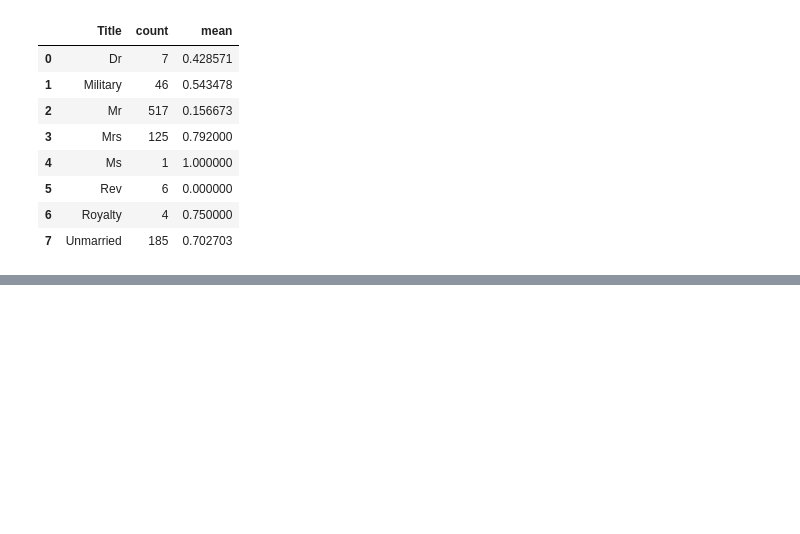
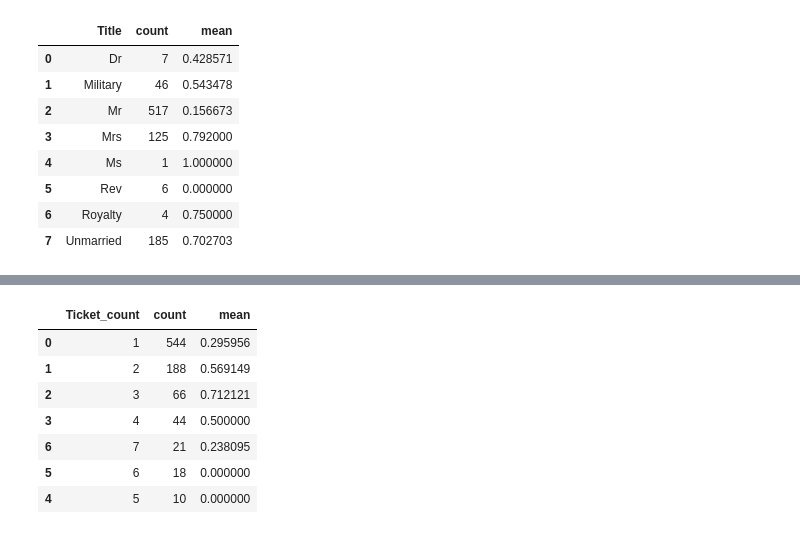
Before and after one commit to mitheko/titanic-dataset-project, a Jupyter notebook: test_environment.ipynb, the cells around one changed output, grey strips where cells are left out. Cells and saved outputs as stored; diff of their text form; code cells hidden in the pictures; blank space fills up the shorter version.

```diff
--- a/test_environment.ipynb
+++ b/test_environment.ipynb
@@ -413,0 +501,15 @@ train_df['Name_length']=train_df['Name'].apply(lambda x : len(x))
+# %%
+#This process is used to count the number of occurrences of each unique ticket number in the 'Ticket_number' column of the train_df DataFrame. The groupby function groups the data by 'Ticket_number', and then the transform('count') function counts how many times each ticket number appears in the dataset. This can be useful for feature engineering, as it may indicate whether passengers with the same ticket number (possibly traveling together) had different survival rates, which could be a significant factor in predicting survival on the Titanic.
+train_df['Ticket_count']=train_df.groupby('Ticket_number')['Ticket_number'].transform('count')
+test_df['Ticket_count']=test_df.groupby('Ticket_number')['Ticket_number'].transform('count')
+# %%
+train_df.groupby(['Ticket_count'], as_index=False)['Survived'].agg(['count', 'mean']).sort_values(by='count', ascending=False)
+# %% [output]
+|  | Ticket_count | count | mean |
+| 0 | 1 | 544 | 0.295956 |
+| 1 | 2 | 188 | 0.569149 |
+| 2 | 3 | 66 | 0.712121 |
+| 3 | 4 | 44 | 0.500000 |
+| 6 | 7 | 21 | 0.238095 |
+| 5 | 6 | 18 | 0.000000 |
+| 4 | 5 | 10 | 0.000000 |
```
Also changed, not shown: parts of 9 cells of this notebook.
